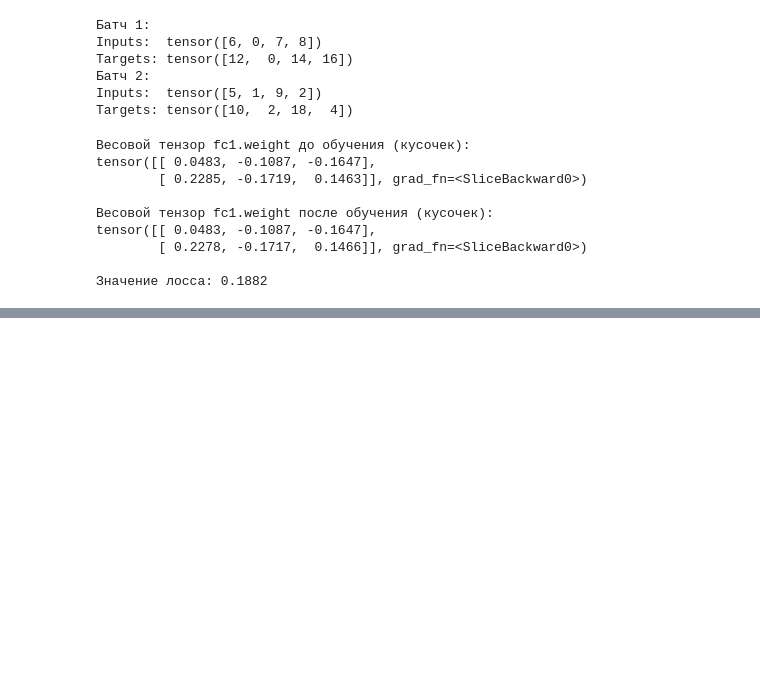
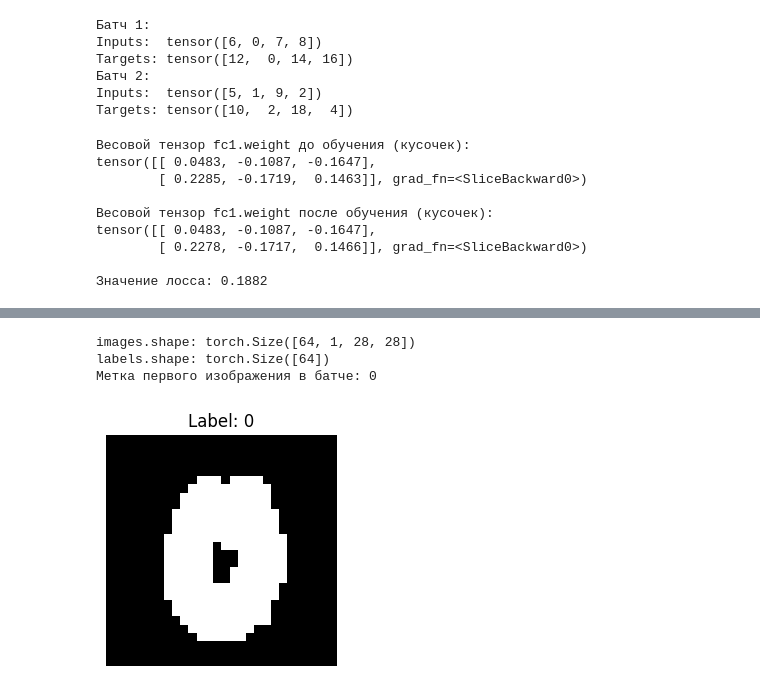
Before and after one commit to aspinozaxxx-lab/praktikum, a Jupyter notebook: sprint1-2.ipynb, the cells around one changed output, grey strips where cells are left out. Drawn from its saved outputs; the diff is of its cells as text; code cells hidden in the pictures; blank space fills up the shorter version.

Commit message:
Add praktikum notebooks and ignore generated data

```diff
--- a/sprint1-2.ipynb
+++ b/sprint1-2.ipynb
@@ -320,0 +321,50 @@ RuntimeError: operator torchvision::nms does not exist
+# %%
+
+from torch.utils.data import DataLoader
+
+from torch.utils.data import random_split
+
+transform = transforms.Compose([
+    transforms.ToTensor(),                     # из [0,255] в [0,1]
+    transforms.Normalize((0.1307,), (0.3081,)) # нормализация (mean=0.1307,std=0.3081)
+])
+
+
+train_data = MNIST(root='./data', train=True, download=True, transform=transform)
+test_data  = MNIST(root='./data', train=False, download=True, transform=transform)
+
+
+train_size = int(0.8 * len(train_data))
+val_size   = len(train_data) - train_size
+
+train_data, val_data = random_split(train_data, [train_size, val_size])
+
+
+train_loader = DataLoader(train_data, batch_size=64, shuffle=True)
+val_loader   = DataLoader(val_data, batch_size=64, shuffle=False)
+
+
+images, labels = next(iter(train_loader))
+
+
+# Печатаем формы тензоров
+print("images.shape:", images.shape)   # torch.Size([64, 1, 28, 28])
+print("labels.shape:", labels.shape)   # torch.Size([64])
+
+
+# Выведем метку первого изображения
+first_label = labels[0].item()
+print("Метка первого изображения в батче:", first_label)
+
+
+# Отобразим само первое изображение
+plt.figure(figsize=(3,3))
+plt.imshow(images[0].squeeze(), cmap='gray')
+plt.title(f"Label: {first_label}")
+plt.axis('off')
+plt.show()
+# %% [output]
+images.shape: torch.Size([64, 1, 28, 28])
+labels.shape: torch.Size([64])
+Метка первого изображения в батче: 0
+[figure, added]
```
Also changed, not shown: parts of 6 cells of this notebook, 4 other files.
